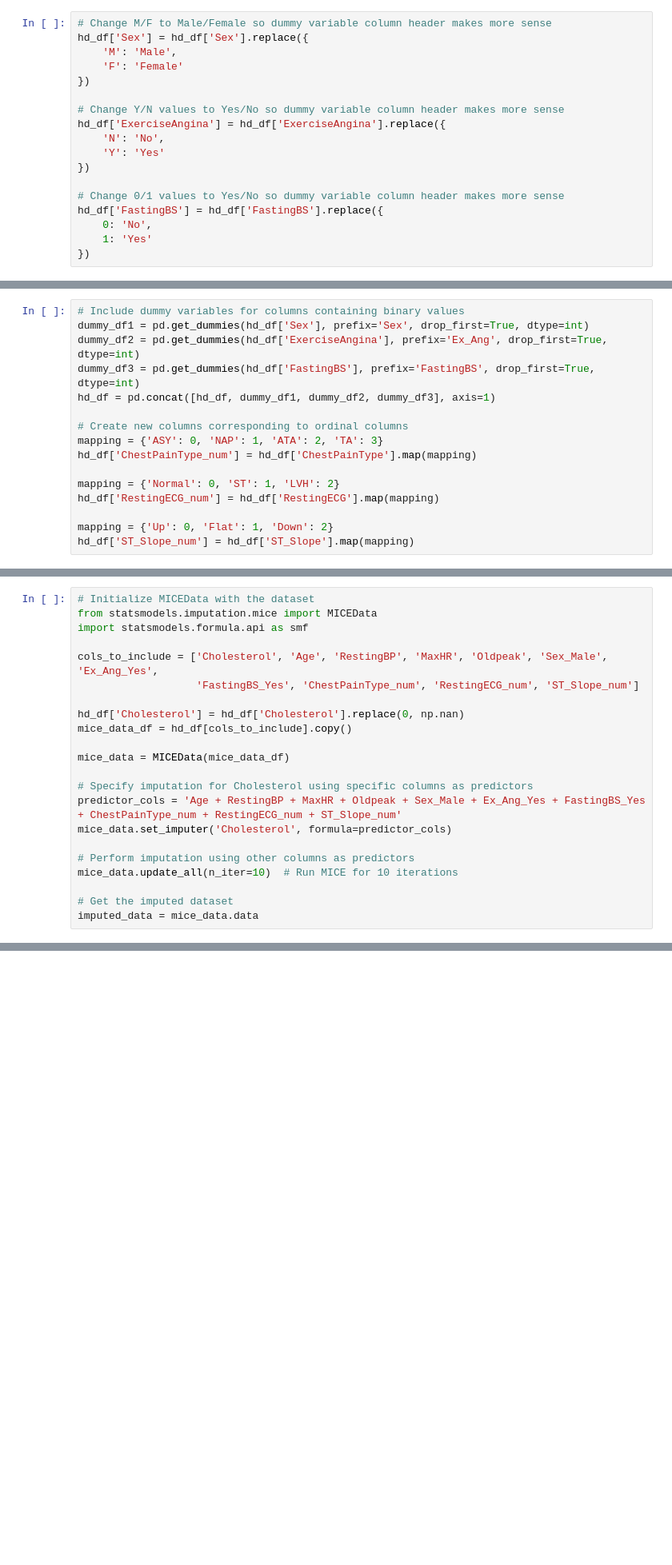
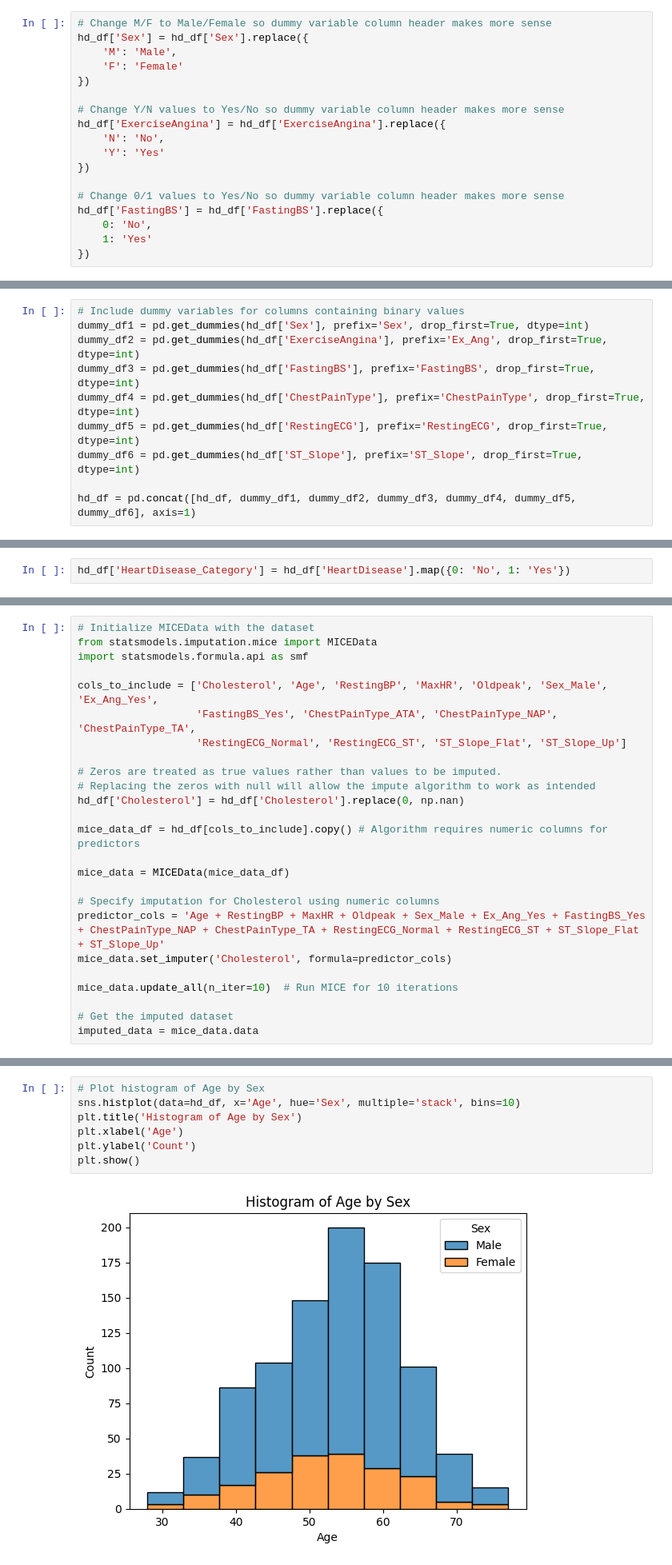
Before and after one commit to davehomrighouse/ANA500, a Jupyter notebook: Homrighouse_ANA500_Project.ipynb, the cells around one changed output, grey strips where cells are left out. Shown at 80% size. Saved outputs shown, nothing was run; the diff lists cells and outputs as text; blank space fills up the shorter version.

```diff
--- a/Homrighouse_ANA500_Project.ipynb
+++ b/Homrighouse_ANA500_Project.ipynb
@@ -105,14 +104,8 @@ hd_df['FastingBS'] = hd_df['FastingBS'].replace({
 dummy_df1 = pd.get_dummies(hd_df['Sex'], prefix='Sex', drop_first=True, dtype=int)
 dummy_df2 = pd.get_dummies(hd_df['ExerciseAngina'], prefix='Ex_Ang', drop_first=True, dtype=int)
 dummy_df3 = pd.get_dummies(hd_df['FastingBS'], prefix='FastingBS', drop_first=True, dtype=int)
-hd_df = pd.concat([hd_df, dummy_df1, dummy_df2, dummy_df3], axis=1)
+dummy_df4 = pd.get_dummies(hd_df['ChestPainType'], prefix='ChestPainType', drop_first=True, dtype=int)
+dummy_df5 = pd.get_dummies(hd_df['RestingECG'], prefix='RestingECG', drop_first=True, dtype=int)
+dummy_df6 = pd.get_dummies(hd_df['ST_Slope'], prefix='ST_Slope', drop_first=True, dtype=int)
 
-# Create new columns corresponding to ordinal columns
-mapping = {'ASY': 0, 'NAP': 1, 'ATA': 2, 'TA': 3}
-hd_df['ChestPainType_num'] = hd_df['ChestPainType'].map(mapping)
-
-mapping = {'Normal': 0, 'ST': 1, 'LVH': 2}
-hd_df['RestingECG_num'] = hd_df['RestingECG'].map(mapping)
-
-mapping = {'Up': 0, 'Flat': 1, 'Down': 2}
-hd_df['ST_Slope_num'] = hd_df['ST_Slope'].map(mapping)
+hd_df = pd.concat([hd_df, dummy_df1, dummy_df2, dummy_df3, dummy_df4, dummy_df5, dummy_df6], axis=1)
@@ -119 +115,3 @@ hd_df['ST_Slope_num'] = hd_df['ST_Slope'].map(mapping)
+# %%
+hd_df['HeartDisease_Category'] = hd_df['HeartDisease'].map({0: 'No', 1: 'Yes'})
 # %% [markdown]
@@ -124,18 +122,21 @@ from statsmodels.imputation.mice import MICEData
 import statsmodels.formula.api as smf
 
 cols_to_include = ['Cholesterol', 'Age', 'RestingBP', 'MaxHR', 'Oldpeak', 'Sex_Male', 'Ex_Ang_Yes',
-                   'FastingBS_Yes', 'ChestPainType_num', 'RestingECG_num', 'ST_Slope_num']
+                   'FastingBS_Yes', 'ChestPainType_ATA', 'ChestPainType_NAP', 'ChestPainType_TA',
+                   'RestingECG_Normal', 'RestingECG_ST', 'ST_Slope_Flat', 'ST_Slope_Up']
 
+# Zeros are treated as true values rather than values to be imputed.
+# Replacing the zeros with null will allow the impute algorithm to work as intended
 hd_df['Cholesterol'] = hd_df['Cholesterol'].replace(0, np.nan)
-mice_data_df = hd_df[cols_to_include].copy()
+
+mice_data_df = hd_df[cols_to_include].copy() # Algorithm requires numeric columns for predictors
 
 mice_data = MICEData(mice_data_df)
 
-# Specify imputation for Cholesterol using specific columns as predictors
-predictor_cols = 'Age + RestingBP + MaxHR + Oldpeak + Sex_Male + Ex_Ang_Yes + FastingBS_Yes + ChestPainType_num + RestingECG_num + ST_Slope_num'
+# Specify imputation for Cholesterol using numeric columns
+predictor_cols = 'Age + RestingBP + MaxHR + Oldpeak + Sex_Male + Ex_Ang_Yes + FastingBS_Yes + ChestPainType_NAP + ChestPainType_TA + RestingECG_Normal + RestingECG_ST + ST_Slope_Flat + ST_Slope_Up'
 mice_data.set_imputer('Cholesterol', formula=predictor_cols)
 
-# Perform imputation using other columns as predictors
 mice_data.update_all(n_iter=10)  # Run MICE for 10 iterations
 
 # Get the imputed dataset
@@ -207,0 +247,9 @@ max          2.000000       2.00000           603.000000
+# %%
+# Plot histogram of Age by Sex
+sns.histplot(data=hd_df, x='Age', hue='Sex', multiple='stack', bins=10)
+plt.title('Histogram of Age by Sex')
+plt.xlabel('Age')
+plt.ylabel('Count')
+plt.show()
+# %% [output]
+[figure, added]
```
Also changed, not shown: parts of 23 cells of this notebook.
